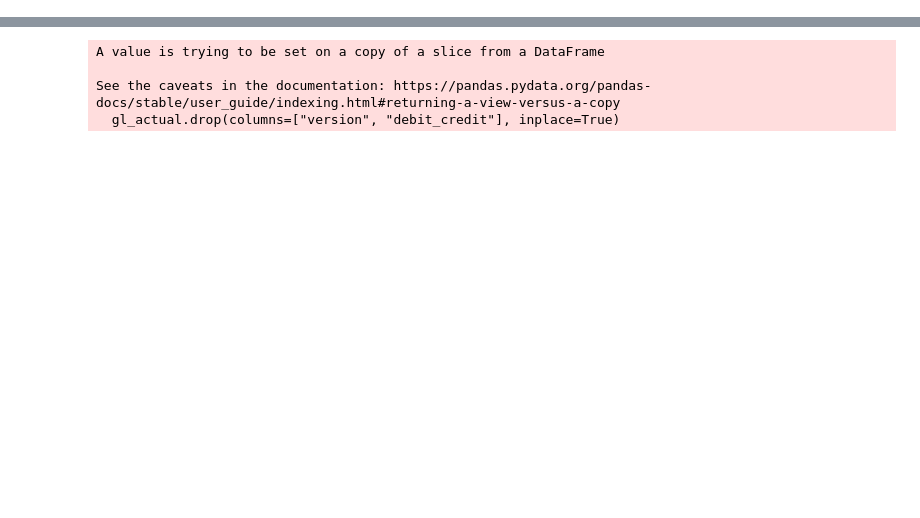
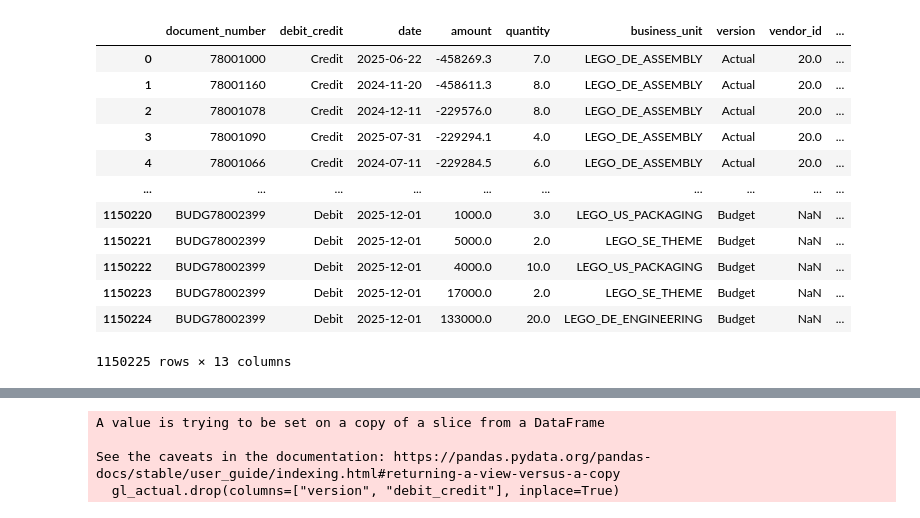
Before and after one commit to JBaltaMG/SynetheticDataGeneration, a Jupyter notebook: main.ipynb, the cells around one changed output, grey strips where cells are left out. Saved outputs shown, nothing was run; the diff lists cells and outputs as text; code cells hidden in the pictures; blank space fills up the shorter version.

```diff
--- a/main.ipynb
+++ b/main.ipynb
@@ -61,0 +95,7 @@ See the caveats in the documentation: https://pandas.pydata.org/pandas-docs/stab
+# %%
+gl_actual_new.drop(columns=["product_name", "service_name", "procurement_name"], inplace=True)
+# %%
+gl_actual_new.rename(columns={"vendor_id_y": "vendor_id", "customer_id_y": "customer_id", "AccountKey": "account_id",
+                              "service_id_y": "service_id", "product_id_y": "product_id", "procurement_id_y": "procurement_id"}, inplace=True)
+# %%
+gl_actual_new.drop(columns=["companycode"], inplace=True)
@@ -61,0 +104,18 @@ See the caveats in the documentation: https://pandas.pydata.org/pandas-docs/stab
+# %%
+gl_actual_new.rename(columns={"bu_id": "business_unit"}, inplace=True)
+# %%
+gl_actual_new
+# %% [output]
+|  | document_number | debit_credit | date | amount | quantity | business_unit | version | vendor_id | ... |
+| 0 | 78001000 | Credit | 2025-06-22 | -458269.3 | 7.0 | LEGO_DE_ASSEMBLY | Actual | 20.0 | ... |
+| 1 | 78001160 | Credit | 2024-11-20 | -458611.3 | 8.0 | LEGO_DE_ASSEMBLY | Actual | 20.0 | ... |
+| 2 | 78001078 | Credit | 2024-12-11 | -229576.0 | 8.0 | LEGO_DE_ASSEMBLY | Actual | 20.0 | ... |
+| 3 | 78001090 | Credit | 2025-07-31 | -229294.1 | 4.0 | LEGO_DE_ASSEMBLY | Actual | 20.0 | ... |
+| 4 | 78001066 | Credit | 2024-07-11 | -229284.5 | 6.0 | LEGO_DE_ASSEMBLY | Actual | 20.0 | ... |
+| ... | ... | ... | ... | ... | ... | ... | ... | ... | ... |
+| 1150220 | BUDG78002399 | Debit | 2025-12-01 | 1000.0 | 3.0 | LEGO_US_PACKAGING | Budget | NaN | ... |
+| 1150221 | BUDG78002399 | Debit | 2025-12-01 | 5000.0 | 2.0 | LEGO_SE_THEME | Budget | NaN | ... |
+| 1150222 | BUDG78002399 | Debit | 2025-12-01 | 4000.0 | 10.0 | LEGO_US_PACKAGING | Budget | NaN | ... |
+| 1150223 | BUDG78002399 | Debit | 2025-12-01 | 17000.0 | 2.0 | LEGO_SE_THEME | Budget | NaN | ... |
+| 1150224 | BUDG78002399 | Debit | 2025-12-01 | 133000.0 | 20.0 | LEGO_DE_ENGINEERING | Budget | NaN | ... |
+1150225 rows × 13 columns
```
Also changed, not shown: parts of 31 cells of this notebook, 13 other files.
